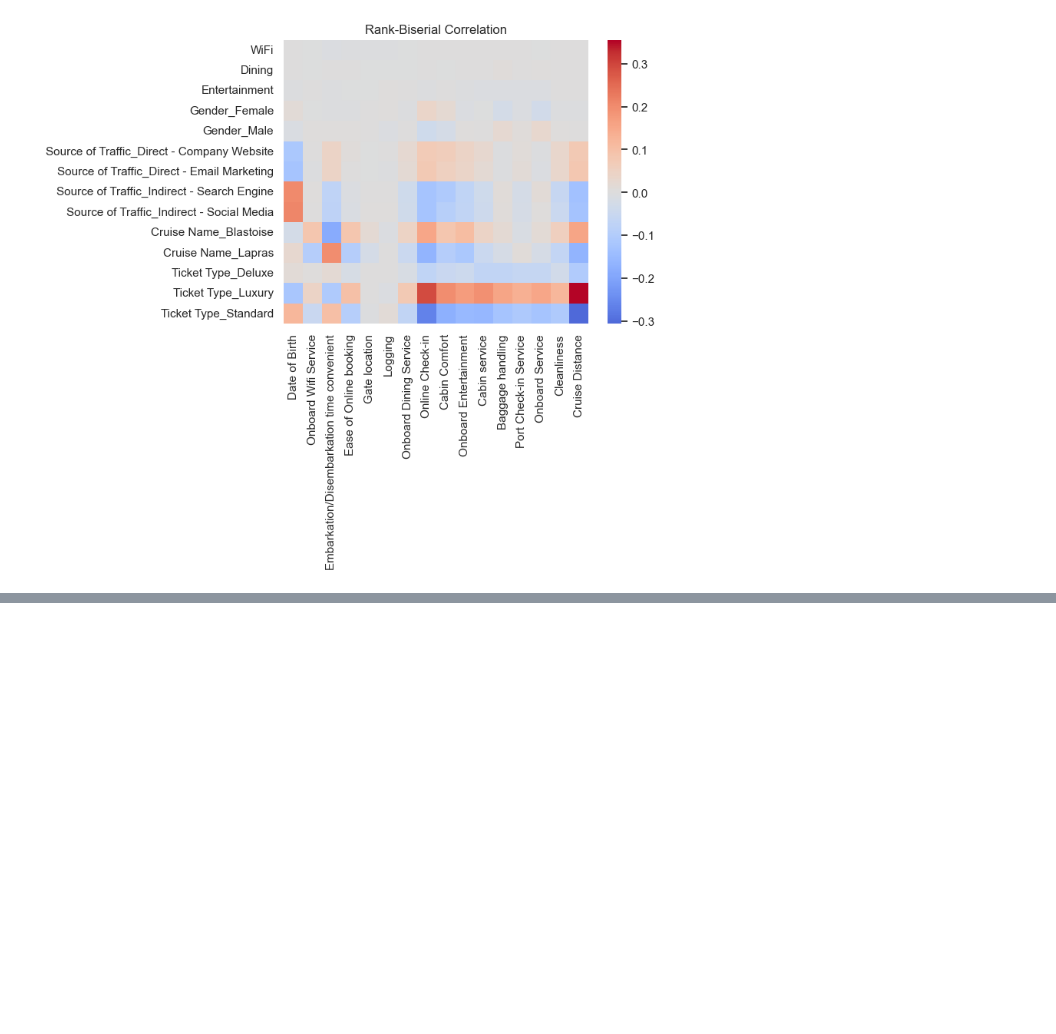
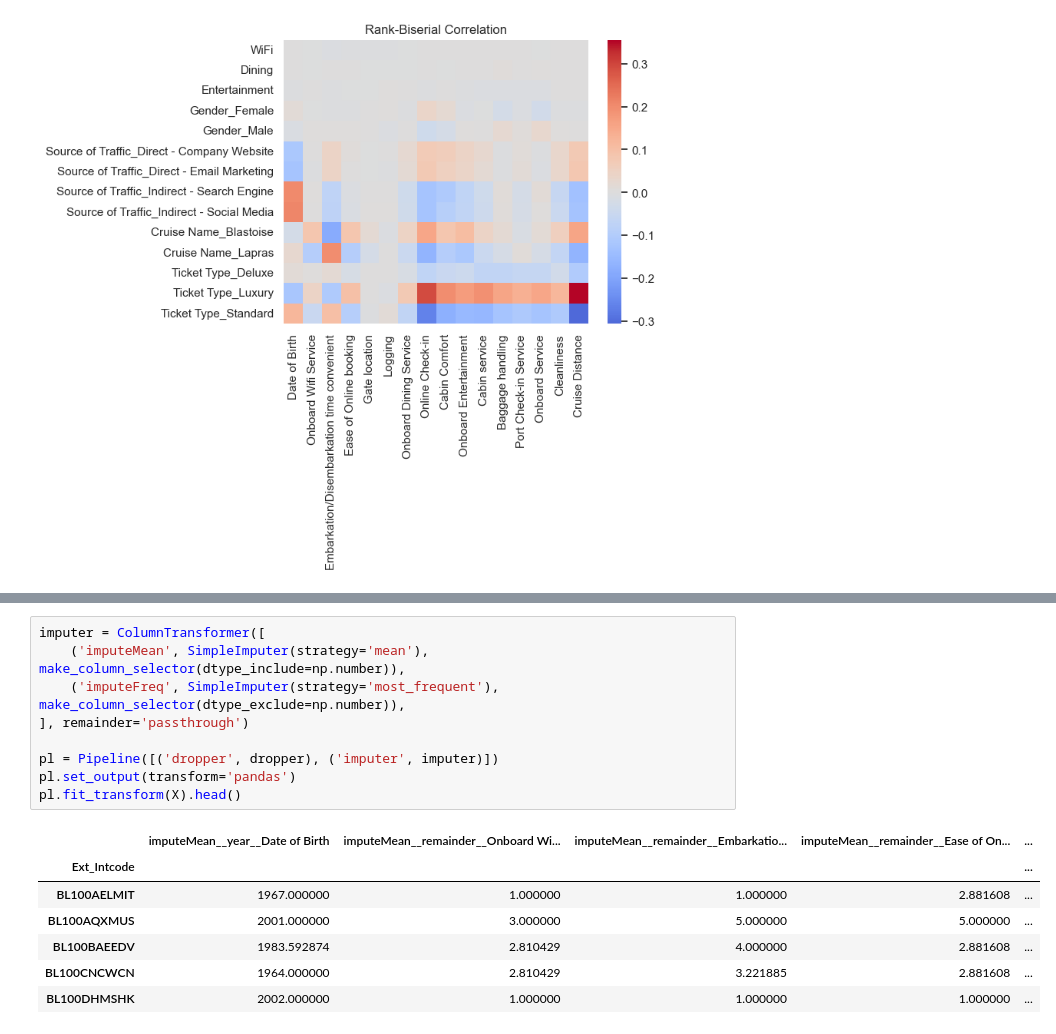
Before and after one commit to BillyLjm/AIAP-15-Assessment, a Jupyter notebook: eda.ipynb, the cells around one changed output, grey strips where cells are left out. Drawn from its saved outputs; the diff is of its cells as text; blank space fills up the shorter version.

```diff
--- a/eda.ipynb
+++ b/eda.ipynb
@@ -493,0 +552,17 @@ Having understood the dataset, we can manually engineer some features to help ou
+# %%
+imputer = ColumnTransformer([
+    ('imputeMean', SimpleImputer(strategy='mean'), make_column_selector(dtype_include=np.number)),
+    ('imputeFreq', SimpleImputer(strategy='most_frequent'), make_column_selector(dtype_exclude=np.number)),
+], remainder='passthrough')
+
+pl = Pipeline([('dropper', dropper), ('imputer', imputer)])
+pl.set_output(transform='pandas')
+pl.fit_transform(X).head()
+# %% [output]
+|  | imputeMean__year__Date of Birth | imputeMean__remainder__Onboard Wi... | imputeMean__remainder__Embarkatio... | imputeMean__remainder__Ease of On... | ... |
+| Ext_Intcode |  |  |  |  | ... |
+| BL100AELMIT | 1967.000000 | 1.000000 | 1.000000 | 2.881608 | ... |
+| BL100AQXMUS | 2001.000000 | 3.000000 | 5.000000 | 5.000000 | ... |
+| BL100BAEEDV | 1983.592874 | 2.810429 | 4.000000 | 2.881608 | ... |
+| BL100CNCWCN | 1964.000000 | 2.810429 | 3.221885 | 2.881608 | ... |
+| BL100DHMSHK | 2002.000000 | 1.000000 | 1.000000 | 1.000000 | ... |
```
Also changed, not shown: parts of 32 cells of this notebook, 11 other files.
